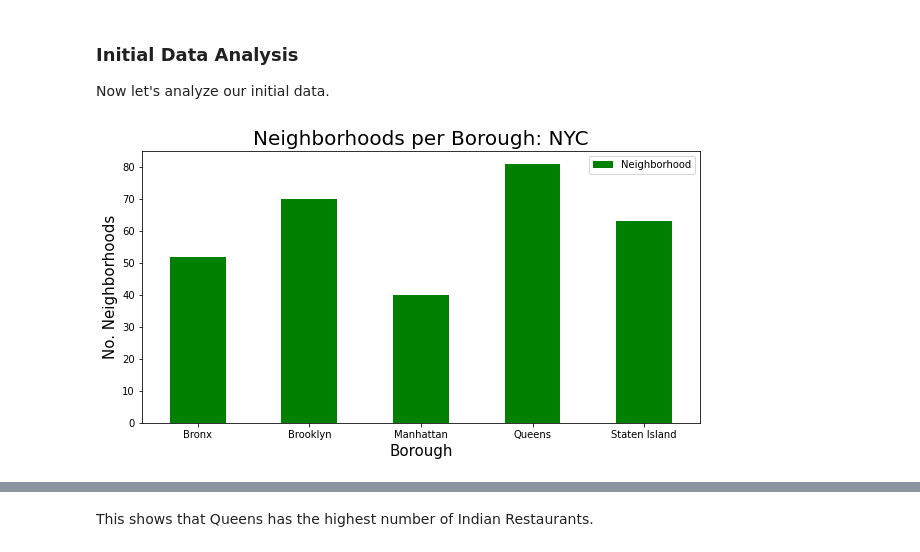
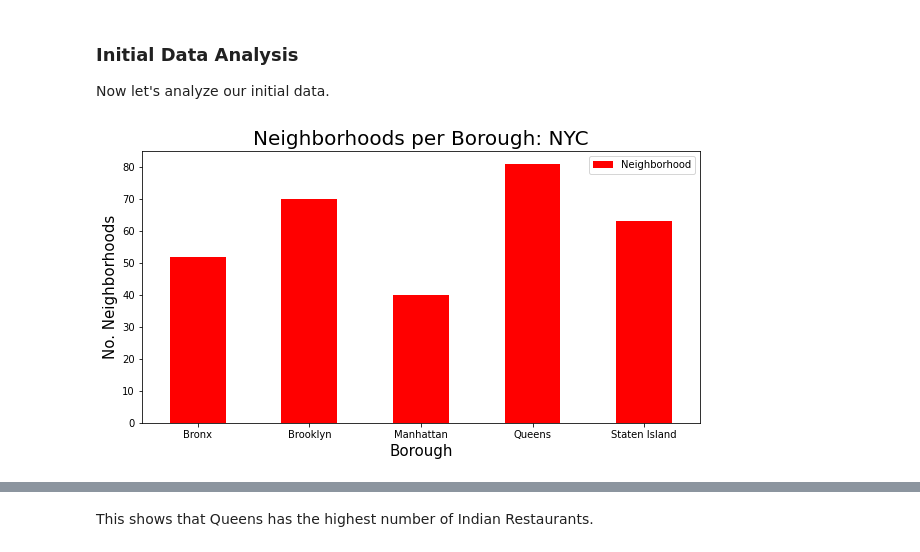
Before and after one commit to radhikaprasad1/Coursera-capstone-project, a Jupyter notebook: The Battle Of Neighborhoods 2.ipynb, the cells around one changed output, grey strips where cells are left out. Cells and saved outputs as stored; diff of their text form; code cells hidden in the pictures.

```diff
--- a/The Battle Of Neighborhoods 2.ipynb
+++ b/The Battle Of Neighborhoods 2.ipynb
@@ -197,16 +197,16 @@ So there are total of 306 different Neighborhoods in New York.
 ### Initial Data Analysis
 Now let's analyze our initial data.
 # %%
-clr = "green"
+clr = "red"
 new_york_data.groupby('Borough')['Neighborhood'].count().plot.bar(figsize=(10,5), color=clr)
 plt.title('Neighborhoods per Borough: NYC', fontsize = 20)
 plt.xlabel('Borough', fontsize = 15)
 plt.ylabel('No. Neighborhoods',fontsize = 15)
 plt.xticks(rotation = 'horizontal')
 plt.legend()
 plt.show()
 # %% [output]
-[figure, old version]
+[figure, new version]
 # %%
 column_names=['Borough', 'Neighborhood', 'ID','Name']
 indian_rest_ny=pd.DataFrame(columns=column_names)
```
Also changed, not shown: parts of 27 cells of this notebook.
